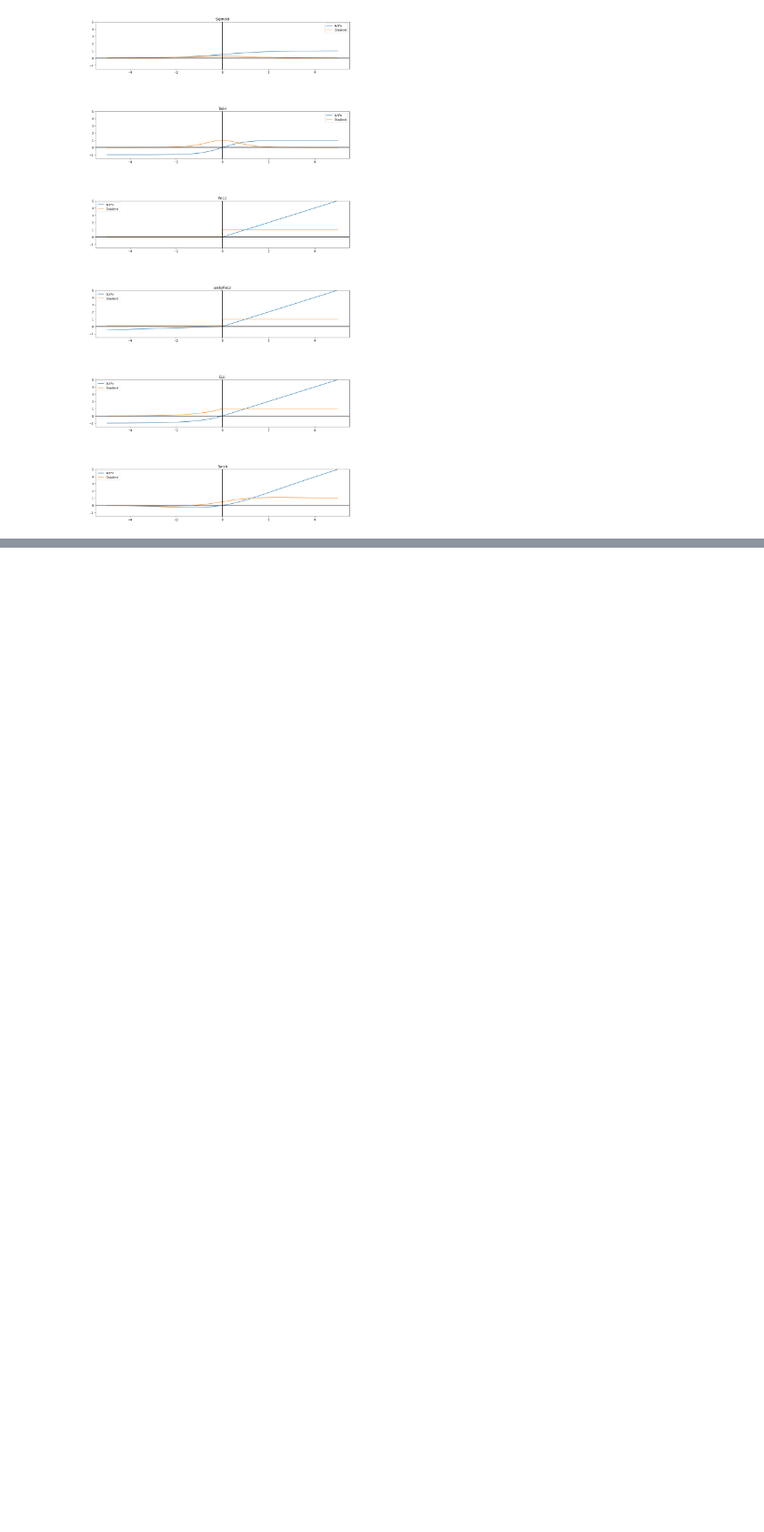
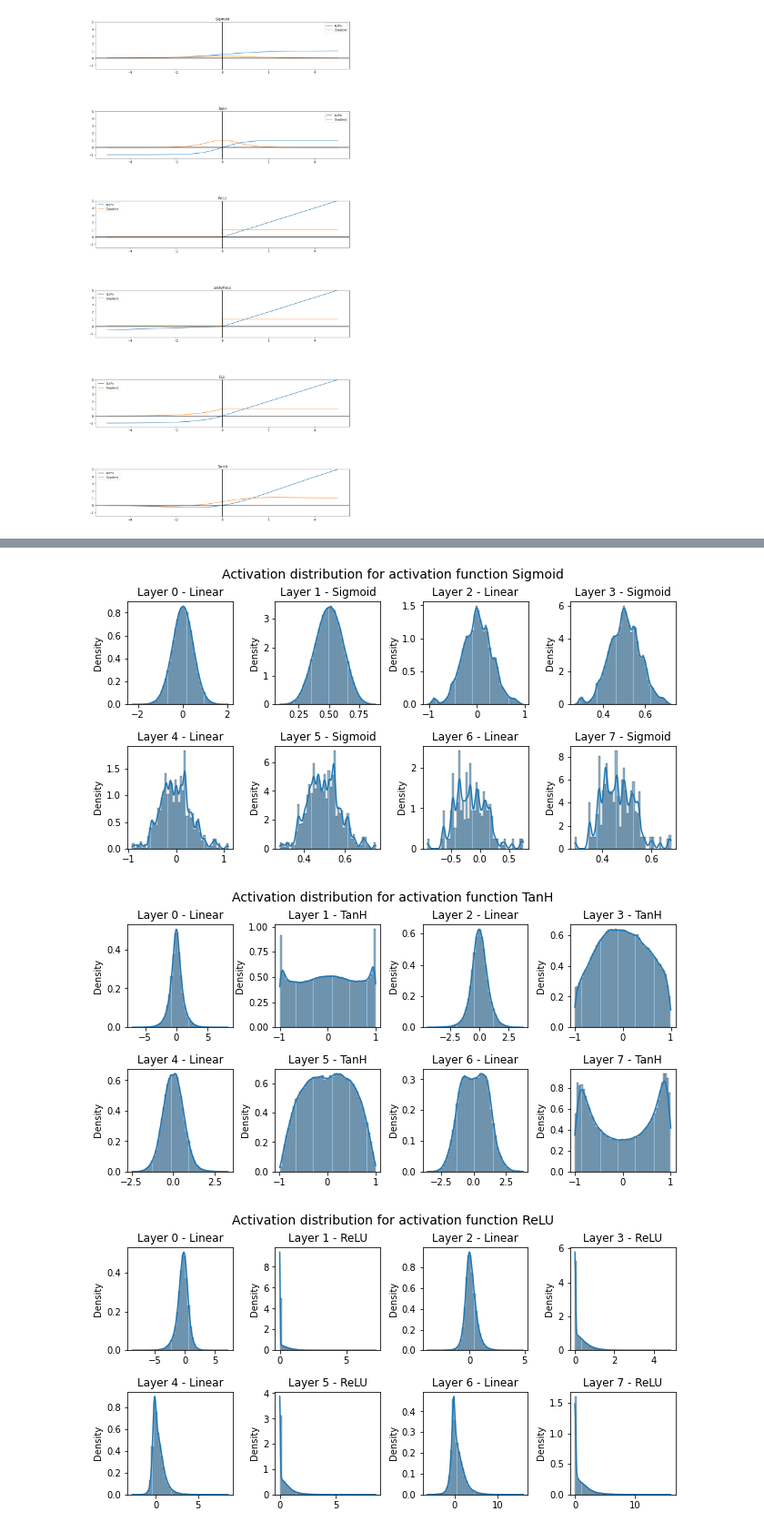
Before and after one commit to Pradeepyrl/Pytorch-Tutorial, a Jupyter notebook: activation_functions.ipynb, the cells around one changed output, grey strips where cells are left out. Shown at 91% size. Cells and saved outputs as stored; diff of their text form; code cells hidden in the pictures; blank space fills up the shorter version.

```diff
--- a/activation_functions.ipynb
+++ b/activation_functions.ipynb
@@ -107,0 +402,7 @@ plt.show()
+# %%
+for act_fn_name in act_fn_by_name:
+    print(f"Training BaseNetwork with {act_fn_name} activation...")
+    torch.manual_seed(42)
+    act_fn = act_fn_by_name[act_fn_name]()
+    net_actfn = BaseNetwork(act_fn=act_fn).to(device)
+    train_model(net_actfn, f"FashionMNIST_{act_fn_name}", overwrite=False)
@@ -107,0 +430,36 @@ plt.show()
+# %%
+import math
+def visualize_activations(net, color="C0"):
+    net.eval()
+
+    small_loader = data.DataLoader(train_set, batch_size=1024)
+    imgs, label = next(iter(small_loader))
+    activations = {}
+    with torch.no_grad():
+        imgs = imgs.to(device)
+        imgs = imgs.view(imgs.size(0), -1)  # ravel operation
+
+        for layer_index, layer in enumerate(net.layers[:-1]):
+            imgs = layer(imgs)
+            activations[layer_index] = imgs.view(-1).cpu().numpy()
+
+    columns = 4
+    rows = math.ceil(len(activations)/columns)
+    fig, ax = plt.subplots(rows, columns, figsize=(columns*2.7, rows*2.5))
+    fig_index = 0
+    for key in activations:
+        key_ax = ax[fig_index//columns][fig_index%columns]
+        sns.histplot(data=activations[key], bins=50, ax=key_ax, color=color, kde=True, stat="density")
+        key_ax.set_title(f"Layer {key} - {net.layers[key].__class__.__name__}")
+        fig_index += 1
+    fig.suptitle(f"Activation distribution for activation function {net.config['act_fn']['name']}", fontsize=14)
+    fig.subplots_adjust(hspace=0.4, wspace=0.4)
+    plt.show()
+# %%
+for i, act_fn_name in enumerate(act_fn_by_name):
+    net_actfn = load_model(model_path=CHECKPOINT_PATH, model_name=f"FashionMNIST_{act_fn_name}").to(device)
+    visualize_activations(net_actfn)
+# %% [output]
+[figure, added]
+[figure, added]
+[figure, added]
```
Also changed, not shown: parts of 30 cells of this notebook.
